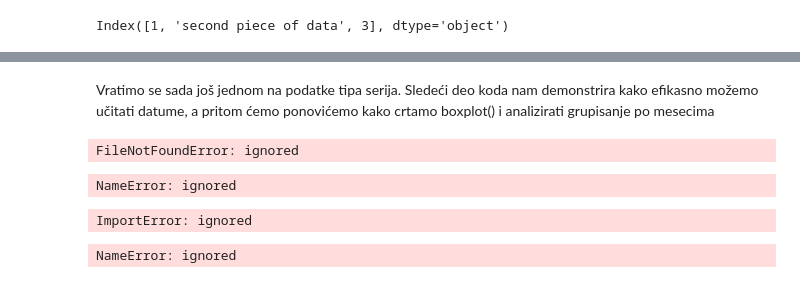
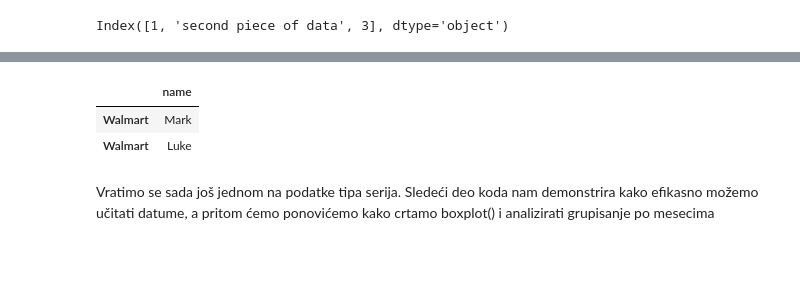
Before and after one commit to love-bees/dataHacker, a Jupyter notebook: 09_SERIESDF.ipynb, the cells around one changed output, grey strips where cells are left out. Saved outputs shown, nothing was run; the diff lists cells and outputs as text; code cells hidden in the pictures; blank space fills up the shorter version.

```diff
--- a/09_SERIESDF.ipynb
+++ b/09_SERIESDF.ipynb
@@ -315,67 +305,13 @@ df2.loc[['Maxi'],['ime']]
+# %%
+# in case we want to see just the names of people who bought at Walmart:
+df2.loc['Walmart']['name']
+
+# although writing code in such a way where we have a lot of [], like in the previous example, isn't good practie and should be avoided
+# alternatively, we can write it out like this:
+df2.loc[['Walmart'],['name']]
+# %% [output]
+|  | name |
+| Walmart | Mark |
+| Walmart | Luke |
 # %% [markdown]
 Vratimo se sada još jednom na podatke tipa serija. Sledeći deo koda nam demonstrira kako efikasno možemo učitati datume, a pritom ćemo ponovićemo kako crtamo boxplot() i analizirati grupisanje po mesecima
-# %%
-
-
-from pandas import read_csv
-
-# Kako pomoću naredbe read_csv učitati podatak tipa vremenske serije?
-
-# da bismo učitali fajl u tip Series potrebno je preurediti kod na sledeći način:
-# index_col = 0 znači da su indeksi u prvoj koloni, i da ne želimo da se indeksi generišu automatski
-# squeeze = True znači da će se fajl učitati u Series, a ne u DataFrame
-# parse_data=[0] omogućava da prva kolona fajla bude prepoznata kao datumi
-
-series = read_csv('daily-total-female-births.csv', header = 0, index_col=0, parse_dates = [0], squeeze = True)
-print(series.head())
-print(type(series))
-# %% [output]
-FileNotFoundError: ignored
-# %%
-
-
-# uvek je dobro dodatno proveriti da li su datumi pravilno učitani
-print(type(series.index[0]))
-# treba da dobijete Timestamp
-# ukoliko dobijete string, to znači da treba da konvertujete index u Timestamp
-# %% [output]
-NameError: ignored
-# %%
-# još jedan interesantan primer graficke vizuelizacije predstavlja i grafik boxplot()
-# zbog konciznosti, ponovicemo ovde celokupan kod koji je potreban da bi se ovo izvrsilo
-from pandas import Series
-from pandas import DataFrame
-from pandas import TimeGrouper
-from pandas import Grouper
-from pandas import read_csv
-from pandas import concat
-from matplotlib import pyplot
-%matplotlib inline
-
-# funkciji groupby u ovom slučaju prosledićemo način grupisanja preko opcije Grouper koja će imati parametar freq='M' što
-# znači da grupisanje želimo da izvršimo po mesecima
-serija = read_csv('daily-total-female-births.csv', header = 0, index_col = 0, parse_dates = [0], squeeze = True)
-grupe = serija.groupby(Grouper(freq='M'))
-grupe.groups
-
-# Grupisanje je izvršeno na sledeći način:
-# %% [output]
-ImportError: ignored
-# %%
-# svaka grupa iz varijable grupe ima svoje:
-# ime - to je poslednji datum u mesecu
-# sadržaj grupe - broj rođene dece u svakom danu tog meseca
-# dakle varijabla grupe ima dva elementa grupe[0] gde je smešteno ime te grupe i grupe[1] gde se nalazi svaka grupa
-i=0
-for name, grupa in grupe:
-    print('Ime grupe:',name)
-    print('Sadrzaj grupe:\n',grupa)
-    if i<4:
-        print('*** Sada slede vrednosti iz ove grupe')
-        print(grupa.values)
-        print('***')
-    print('-------------------------------')
-    i=i+1
-    if i == 3: break # samo do 4. meseca vršimo ispis, a potom prekidamo petlju
-# %% [output]
-NameError: ignored
```
Also changed, not shown: parts of 39 cells of this notebook.
